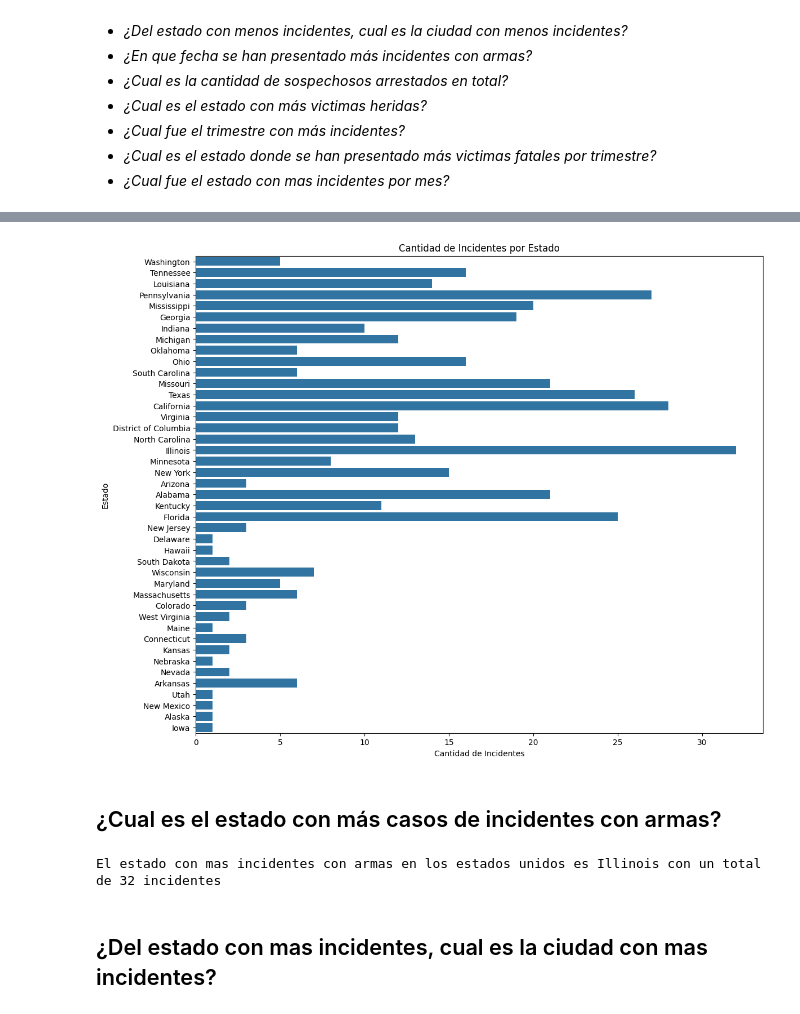
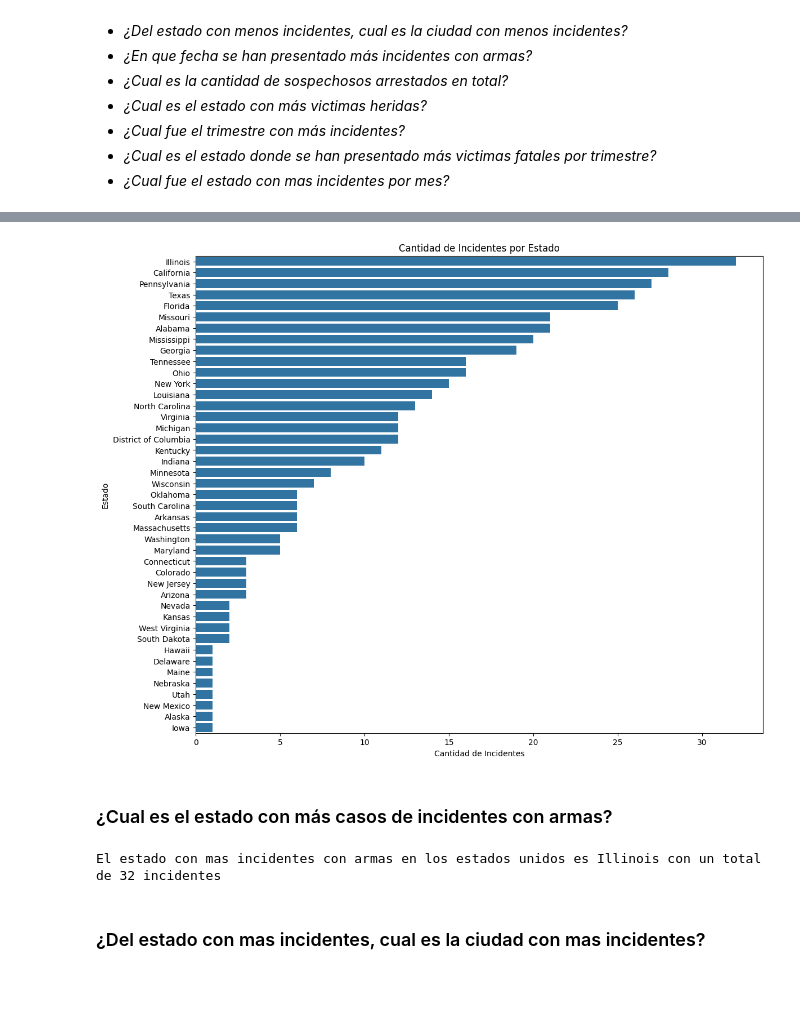
Before and after one commit to vamphook972/Gun_Violence_Dataset_US, a Jupyter notebook: Gun_Violence_Dataset_US.ipynb, the cells around one changed output, grey strips where cells are left out. Drawn from its saved outputs; the diff is of its cells as text; code cells hidden in the pictures; blank space fills up the shorter version.

```diff
--- a/Gun_Violence_Dataset_US.ipynb
+++ b/Gun_Violence_Dataset_US.ipynb
@@ -224,4 +219,6 @@ df1.head()
 # %%
+
 Estados_ataques = df1['Estado'].value_counts()
+Estados_ataques = pd.DataFrame(Estados_ataques)
 Estados_ataques
 # %% [output]
@@ -245,12 +243,12 @@ Name: count, dtype: int64
 # %%
 plt.figure(figsize=(13,11))
-sns.countplot(data=df1, y=df1['Estado'])
+sns.barplot(data=Estados_ataques, y='Estado', x='count')
 plt.xlabel('Cantidad de Incidentes')
 plt.ylabel('Estado')
 plt.title('Cantidad de Incidentes por Estado')
 plt.show()
 # %% [output]
-[figure, old version]
+[figure, new version]
 # %% [markdown]
-## ¿Cual es el estado con más casos de incidentes con armas?
+### ¿Cual es el estado con más casos de incidentes con armas?
 # %%
@@ -258,4 +258,4 @@ print(f'El estado con mas incidentes con armas en los estados unidos es {Estados
 # %% [output]
 El estado con mas incidentes con armas en los estados unidos es Illinois con un total de 32 incidentes
 # %% [markdown]
-## ¿Del estado con mas incidentes, cual es la ciudad con mas incidentes?
+### ¿Del estado con mas incidentes, cual es la ciudad con mas incidentes?
```
Also changed, not shown: parts of 9 cells of this notebook.
